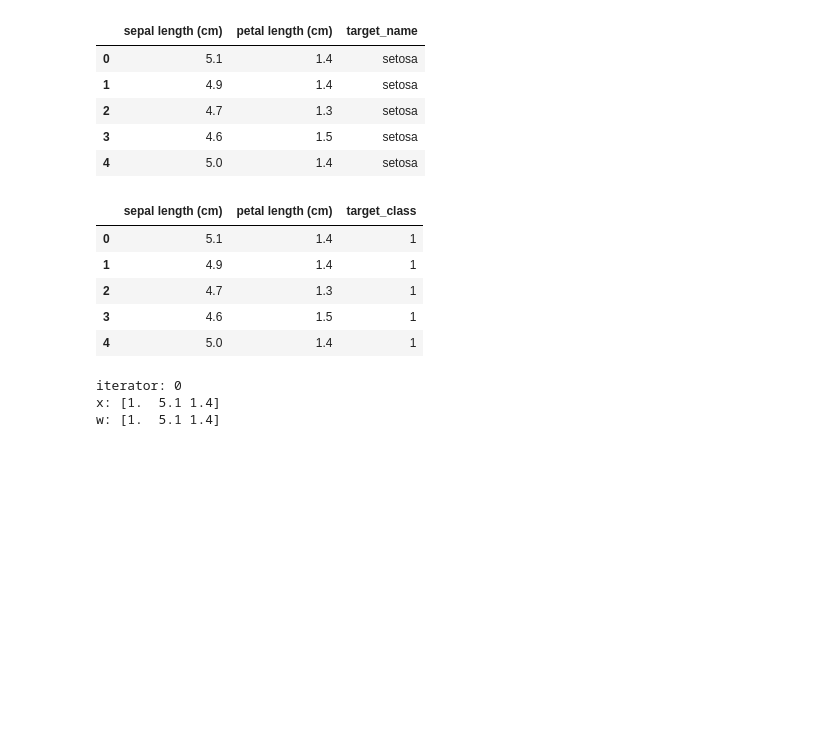
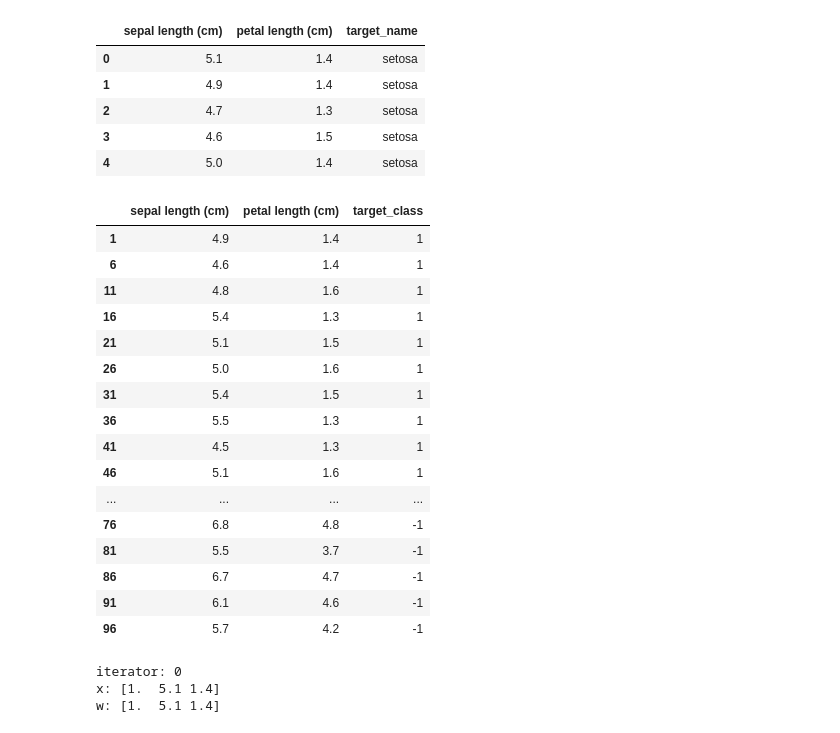
Before and after one commit to sunnike/2nd-ML100Days, a Jupyter notebook: homework/Perceptron_Iris.ipynb, the cells around one changed output. Saved outputs shown, nothing was run; the diff lists cells and outputs as text; code cells hidden in the pictures; blank space fills up the shorter version.

```diff
--- a/homework/Perceptron_Iris.ipynb
+++ b/homework/Perceptron_Iris.ipynb
@@ -71,14 +84,25 @@ iris_data['target_class'] = iris_data['target_name'].map(target_class)
 # %%
 del iris_data['target_name']
 # %%
-iris_data.head(5)
+iris_data[1:100:5]
 # %% [output]
 |  | sepal length (cm) | petal length (cm) | target_class |
-| 0 | 5.1 | 1.4 | 1 |
 | 1 | 4.9 | 1.4 | 1 |
-| 2 | 4.7 | 1.3 | 1 |
-| 3 | 4.6 | 1.5 | 1 |
-| 4 | 5.0 | 1.4 | 1 |
+| 6 | 4.6 | 1.4 | 1 |
+| 11 | 4.8 | 1.6 | 1 |
+| 16 | 5.4 | 1.3 | 1 |
+| 21 | 5.1 | 1.5 | 1 |
+| 26 | 5.0 | 1.6 | 1 |
+| 31 | 5.4 | 1.5 | 1 |
+| 36 | 5.5 | 1.3 | 1 |
+| 41 | 4.5 | 1.3 | 1 |
+| 46 | 5.1 | 1.6 | 1 |
+| ... | ... | ... | ... |
+| 76 | 6.8 | 4.8 | -1 |
+| 81 | 5.5 | 3.7 | -1 |
+| 86 | 6.7 | 4.7 | -1 |
+| 91 | 6.1 | 4.6 | -1 |
+| 96 | 5.7 | 4.2 | -1 |
 # %%
 def sign(z):
     if z > 0:
```
Also changed, not shown: parts of 1 cell of this notebook, 3 other files.
